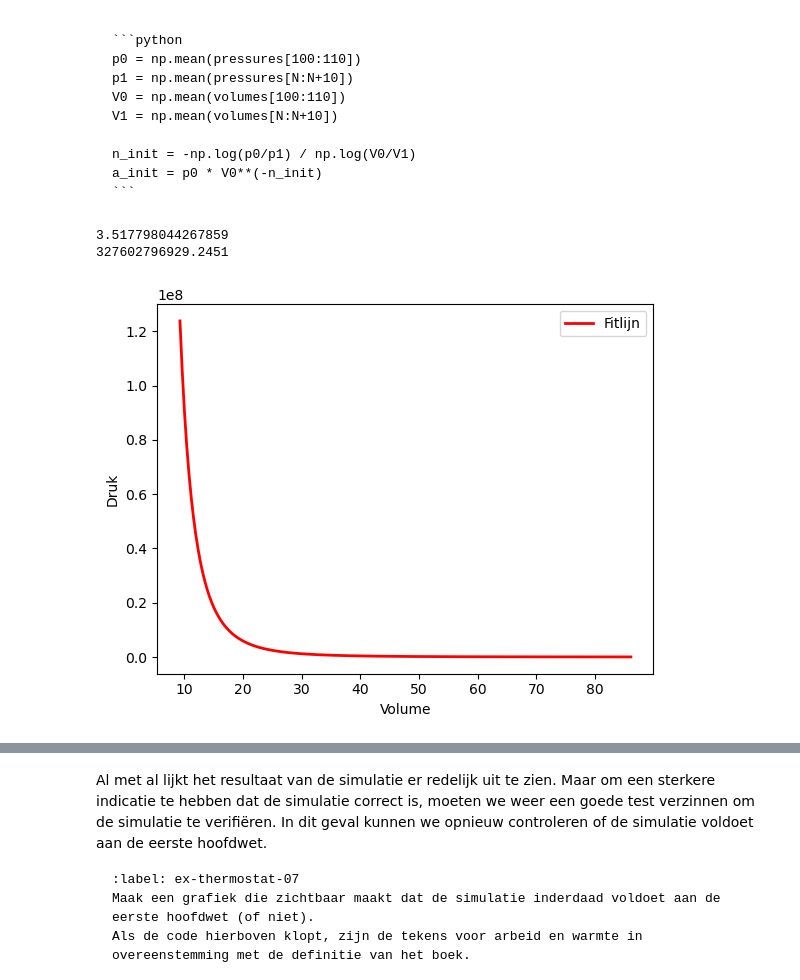
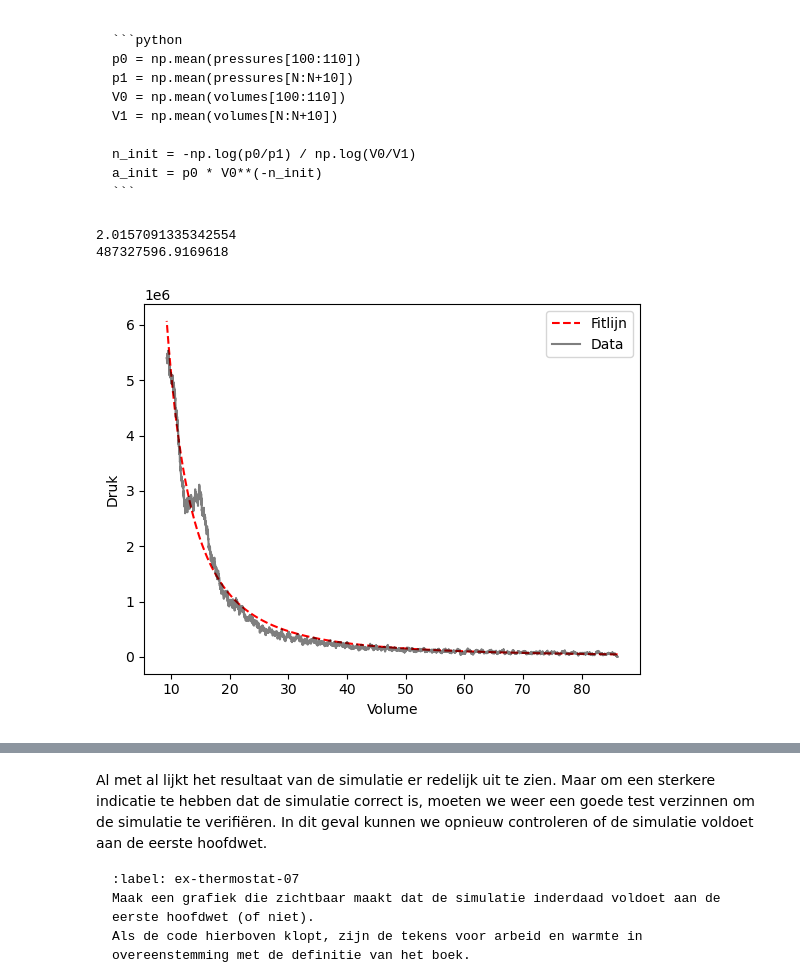
Before and after one commit to Jz-Mo/thermolab, a Jupyter notebook: Content/PySim/8_thermostaat.ipynb, the cells around one changed output, grey strips where cells are left out. Cells and saved outputs as stored; diff of their text form; code cells hidden in the pictures.

```diff
--- a/Content/PySim/8_thermostaat.ipynb
+++ b/Content/PySim/8_thermostaat.ipynb
@@ -132,12 +132,14 @@ def create_particles(particles):
         x = np.random.uniform(-box_length/2 + RADIUS, box_length/2 - RADIUS)
         y = np.random.uniform(-box_height/2 + RADIUS, box_height/2 - RADIUS)
         particles.append(ParticleClass(m=1.0, v=[vx, vy], r=[x, y], R=RADIUS))
-
+k = boltzmann_constant = 1.380649e-23  # J/K
 def temperature(particles) -> float:
     temp = 0.0
-
-#your code/answer
-
+    for p in particles:
+        temp += p.kin_energy
+    temp /= len(particles)
+    dim = particles[0].v.shape[0]
+    temp *= 2 / (dim * k)
     return temp
 
 def handle_collisions(particles):
@@ -376,21 +380,21 @@ a_init = p0 * V0**(n_init)
 print(n_init)
 print(a_init)
 # %% [output]
-3.517798044267859
-327602796929.2451
+2.0157091335342554
+487327596.9169618
 # %%
 def power_law(vol, a, n):
     return a * vol**n
 
 value, covariance = curve_fit(power_law, volumes, pressures, p0=[a_init, n_init])
 plt.figure()
-V_fit = np.linspace(volumes.min(), volumes.max(), 200)
-P_fit = power_law(V_fit, value[0], value[1])
-plt.plot(V_fit, P_fit, 'r-', linewidth=2, label=f'Fitlijn')
+P_fit = power_law(volumes, value[0], value[1])
+plt.plot(volumes, P_fit, 'r--', label=f'Fitlijn')
+plt.plot(volumes,pressures,'k-', alpha=0.5 ,label='Data')
 plt.xlabel('Volume')
 plt.ylabel('Druk')
 plt.legend()
 plt.show()
 # %% [output]
-[figure, old version]
+[figure, new version]
 # %% [markdown]
```
Also changed, not shown: parts of 6 cells of this notebook.
